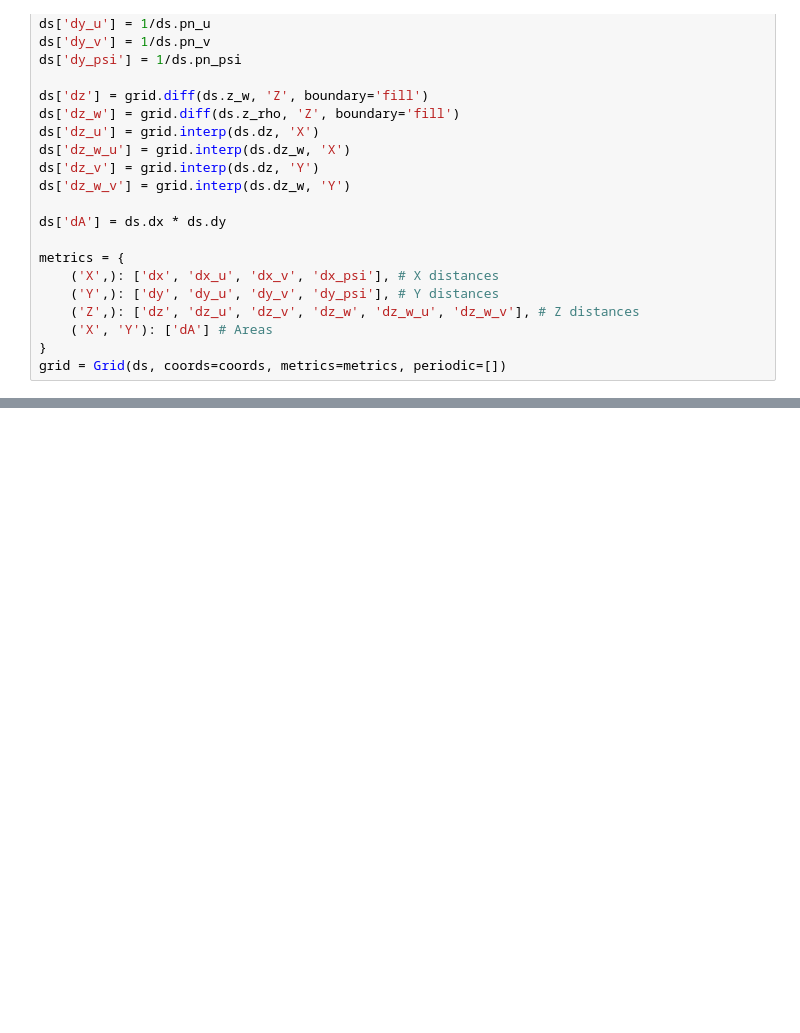
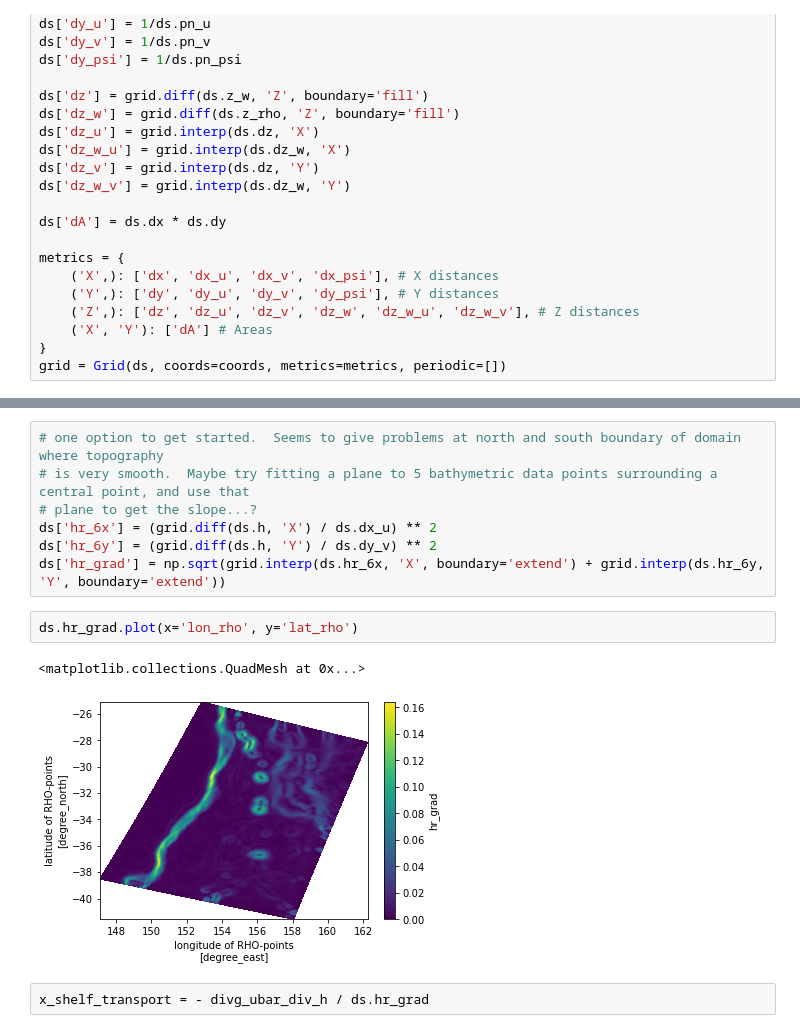
Before and after one commit to nmalan/EAC_Xshelf_volume_transport, a Jupyter notebook: stanley_eqn.ipynb, the cells around one changed output, grey strips where cells are left out. Cells and saved outputs as stored; diff of their text form; blank space fills up the shorter version.

```diff
--- a/stanley_eqn.ipynb
+++ b/stanley_eqn.ipynb
@@ -71,0 +116,14 @@ grid = Grid(ds, coords=coords, metrics=metrics, periodic=[])
+# %%
+# one option to get started.  Seems to give problems at north and south boundary of domain where topography
+# is very smooth.  Maybe try fitting a plane to 5 bathymetric data points surrounding a central point, and use that
+# plane to get the slope...?
+ds['hr_6x'] = (grid.diff(ds.h, 'X') / ds.dx_u) ** 2
+ds['hr_6y'] = (grid.diff(ds.h, 'Y') / ds.dy_v) ** 2
+ds['hr_grad'] = np.sqrt(grid.interp(ds.hr_6x, 'X', boundary='extend') + grid.interp(ds.hr_6y, 'Y', boundary='extend'))
+# %%
+ds.hr_grad.plot(x='lon_rho', y='lat_rho')
+# %% [output]
+<matplotlib.collections.QuadMesh at 0x...>
+[figure, added]
+# %%
+x_shelf_transport = - divg_ubar_div_h / ds.hr_grad
```
Also changed, not shown: parts of 9 cells of this notebook.
